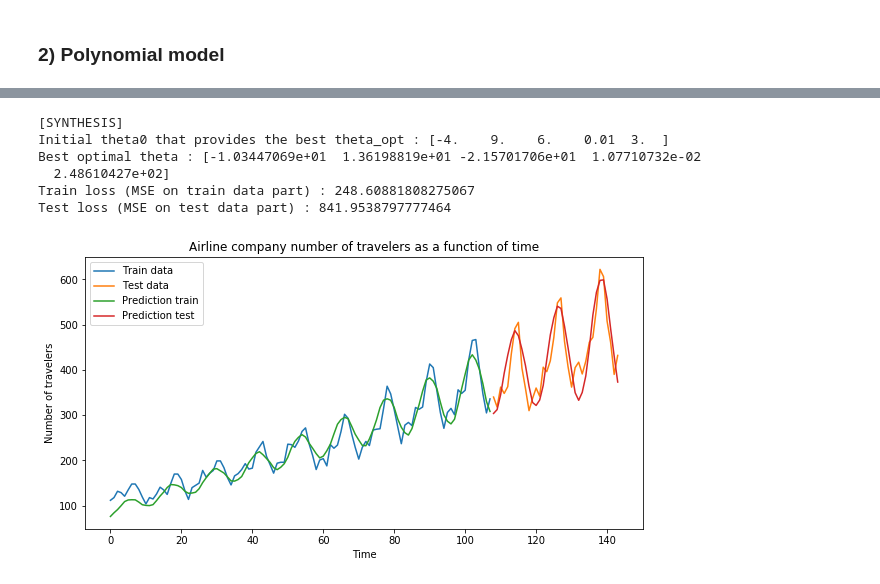
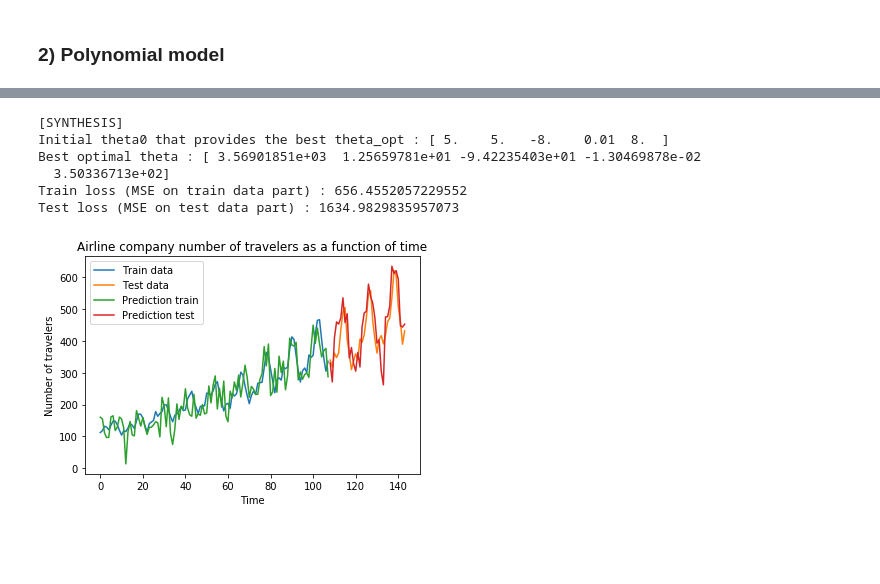
Before and after one commit to poupeaua/nolineal-reg, a Jupyter notebook: nolineal-reg.ipynb, the cells around one changed output, grey strips where cells are left out. Cells and saved outputs as stored; diff of their text form; code cells hidden in the pictures; blank space fills up the shorter version.

```diff
--- a/nolineal-reg.ipynb
+++ b/nolineal-reg.ipynb
@@ -149,7 +153,8 @@ for d in degree_values:
 degree_value = 2
 rho_value = 4.61 # best grado 2, rho= 4.61
 
-opt_params = optimizerPolyMAP(X=X_train, Y=Y_train, degree=degree_value, rho=rho_value)
+opt_params = optimizerPolyMCR(X=X_train, Y=Y_train, degree=degree_value, rho=rho_value)
+print(opt_params)
 
 phi_d_X_train =  polyBaseMatrix(X=X_train, degree=degree_value)
 phi_d_X_test = polyBaseMatrix(X=X_test, degree=degree_value)
@@ -163,8 +168,8 @@ f_pol = np.concatenate((Y_pred_train, Y_pred_test))
 # display real values
 plt.plot(X_train, Y_train, label="Train data")
 plt.plot(X_test, Y_test, label="Test data")
-plt.plot(X_train, Y_pred_train, label="Train f_pol")
-plt.plot()
+plt.plot(X_train, Y_pred_train, label="Train f_pol", linestyle="--")
+plt.plot(X_test, Y_pred_test, label="Test f_pol", linestyle="--")
 plt.title("Airline company number of travelers as a function of time")
 plt.xlabel("Time")
 plt.ylabel("Number of travelers")
@@ -200,7 +327,6 @@ def minusLogLikelihood(theta, X, Y, f_base):
         Returns:
             minus_log_likelihood (float): -log(l(theta)) where l(theta) = p(datos|theta)
     """
-    n = len(X_train)
     periodic_comp = periodicComponent(theta, X)
     y_theta_x_i = f_base + periodic_comp
     mean_part = np.mean((Y-y_theta_x_i)**2)
@@ -218,21 +346,24 @@ for iteration in range(0, 150):
                        np.random.randint(-10, 10),
                        np.random.randint(-10, 10),
                        0.01,
-                       np.random.randint(-10, 10)])
+                       np.random.randint(0, 10)])
 
     # compute the optimal parameters (WITH f_base = Y_pred_train)
     result = scipy.optimize.minimize(fun=minusLogLikelihood,
                                      x0=theta0,
                                      args=(X_train, Y_train, Y_pred_train),
-                                     method="BFGS")
+                                     method="BFGS",
+                                     bounds=tuple([(None, None) for _ in range(0, 3+1)]+[(0, 10)]))
                                       #options={'disp': True, 'maxiter': 1000})
 
     # optimal parameters found for the given theta0
     theta_opt = result.x
 
     # compute the predictions
-    Y_pred_train2 = Y_pred_train + periodicComponent(X=X_train, theta=theta_opt)
-    Y_pred_test2 = Y_pred_test + periodicComponent(X=X_test, theta=theta_opt)
+    Y_pred_train2 = Y_pred_train + periodicComponent(X=X_train, theta=theta_opt) \
+        + np.random.normal(0, np.sqrt(np.abs(theta_opt[-1])), len(X_train))
+    Y_pred_test2 = Y_pred_test + periodicComponent(X=X_test, theta=theta_opt) \
+        + np.random.normal(0, np.sqrt(np.abs(theta_opt[-1])), len(X_test))
 
     # compute MSE
     train_MSE2 = np.mean((Y_train-Y_pred_train2)**2)
@@ -257,8 +388,10 @@ print("Best optimal theta :", theta_opt)
 print("Train loss (MSE on train data part) :", best_train_MSE2)
 print("Test loss (MSE on test data part) :", best_test_MSE2)
 
-Y_pred_train2 = Y_pred_train + periodicComponent(X=X_train, theta=theta_opt)
-Y_pred_test2 = Y_pred_test + periodicComponent(X=X_test, theta=theta_opt)
+Y_pred_train2 = Y_pred_train + periodicComponent(X=X_train, theta=theta_opt) \
+#     + np.random.normal(0, np.sqrt(theta_opt[-1]), len(X_train))
+Y_pred_test2 = Y_pred_test + periodicComponent(X=X_test, theta=theta_opt) \
+#     + np.random.normal(0, np.sqrt(theta_opt[-1]), len(X_test))
 
 # visualize how good is the best selected model
 plt.plot(X_train, Y_train, label="Train data")
@@ -283,28 +418,31 @@ stock = list()
 np.warnings.filterwarnings('ignore') # default / ignore
 
 # iterate to find the best model possible
-for iteration in range(0, 100):
+for iteration in range(0, 200):
 
     # generate a random initial theta
     theta0 = np.array([np.random.randint(-10, 10),
                        np.random.randint(-10, 10),
                        np.random.randint(-10, 10),
                        0.01,
-                       np.random.randint(-10, 10)])
+                       np.random.randint(1, 10)])
 
     # compute the optimal parameters
     result = scipy.optimize.minimize(fun=minusLogLikelihood,
                                      x0=theta0,
                                      args=(X_train, Y_train, Y_pred_train2),
-                                     method="BFGS")
+                                     method="BFGS",
+                                     bounds=tuple([(None, None) for _ in range(0, 4)]+[(0, 10)]))
                                       #options={'disp': True, 'maxiter': 1000})
 
     # optimal parameters found for the given theta0
     theta_opt = result.x
 
     # compute the predictions
-    Y_pred_train3 = Y_pred_train2 + periodicComponent(X=X_train, theta=theta_opt)
-    Y_pred_test3 = Y_pred_test2 + periodicComponent(X=X_test, theta=theta_opt)
+    Y_pred_train3 = Y_pred_train2 + periodicComponent(X=X_train, theta=theta_opt) \
+        + np.random.normal(0, np.sqrt(np.abs(theta_opt[-1])), len(X_train))
+    Y_pred_test3 = Y_pred_test2 + periodicComponent(X=X_test, theta=theta_opt) \
+        + np.random.normal(0, np.sqrt(np.abs(theta_opt[-1])), len(X_test))
 
     # compute MSE
     train_MSE3 = np.mean((Y_train-Y_pred_train3)**2)
@@ -315,38 +453,40 @@ for iteration in range(0, 100):
 
 
 
 stock_np = np.array(stock)
 idx = np.argmin(stock_np[:, 3])
 
 theta0_opt3 = stock_np[idx, 0]
 theta_opt3 = stock_np[idx, 1]
 best_train_MSE3 = stock_np[idx, 2]
 best_test_MSE3 = stock_np[idx, 3]
 
 print("[SYNTHESIS]")
 print("Initial theta0 that provides the best theta_opt :", theta0_opt3)
 print("Best optimal theta :", theta_opt3)
 print("Train loss (MSE on train data part) :", best_train_MSE3)
 print("Test loss (MSE on test data part) :", best_test_MSE3)
 
-Y_pred_train3 = Y_pred_train2 + periodicComponent(X=X_train, theta=theta_opt)
-Y_pred_test3 = Y_pred_test2 + periodicComponent(X=X_test, theta=theta_opt)
+Y_pred_train3 = Y_pred_train2 + periodicComponent(X=X_train, theta=theta_opt3) \
+    + np.random.normal(0, np.sqrt(theta_opt[-1]), len(X_train))
+Y_pred_test3 = Y_pred_test2 + periodicComponent(X=X_test, theta=theta_opt3) \
+    + np.random.normal(0, np.sqrt(theta_opt[-1]), len(X_test))
 
 # visualize how good is the best selected model
 plt.plot(X_train, Y_train, label="Train data")
 plt.plot(X_test, Y_test, label="Test data")
 plt.plot(X_train, Y_pred_train3, label="Prediction train")
 plt.plot(X_test, Y_pred_test3, label="Prediction test")
 plt.title("Airline company number of travelers as a function of time")
 plt.xlabel("Time")
 plt.ylabel("Number of travelers")
 plt.legend()
 plt.show()
 # %% [output]
 [SYNTHESIS]
-Initial theta0 that provides the best theta_opt : [-4.    9.    6.    0.01  3.  ]
-Best optimal theta : [-1.03447069e+01  1.36198819e+01 -2.15701706e+01  1.07710732e-02
-  2.48610427e+02]
-Train loss (MSE on train data part) : 248.60881808275067
-Test loss (MSE on test data part) : 841.9538797777464
+Initial theta0 that provides the best theta_opt : [ 5.    5.   -8.    0.01  8.  ]
+Best optimal theta : [ 3.56901851e+03  1.25659781e+01 -9.42235403e+01 -1.30469878e-02
+  3.50336713e+02]
+Train loss (MSE on train data part) : 656.4552057229552
+Test loss (MSE on test data part) : 1634.9829835957073
-[figure, old version]
+[figure, new version]
```
Also changed, not shown: parts of 21 cells of this notebook, 10 other files.
